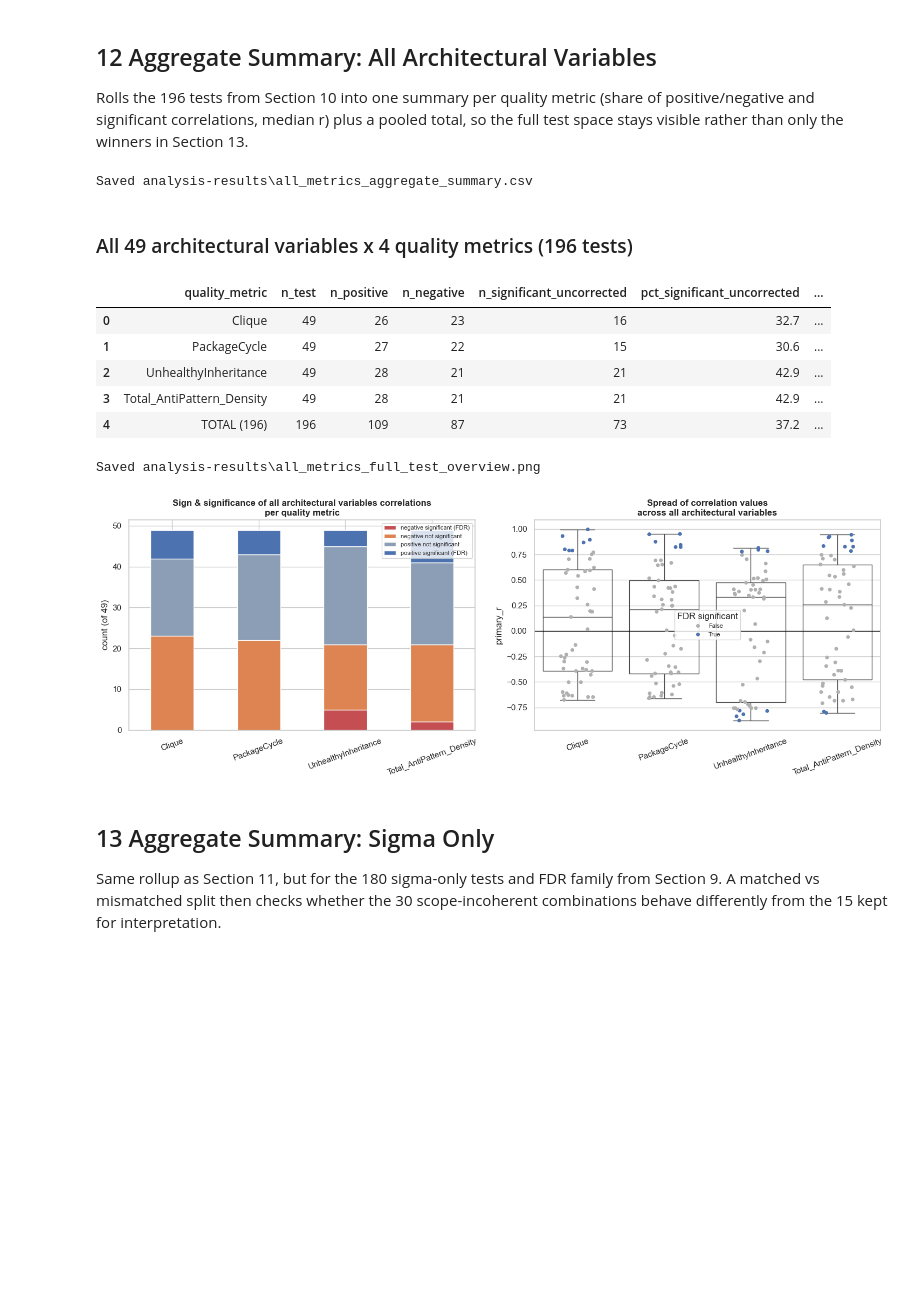
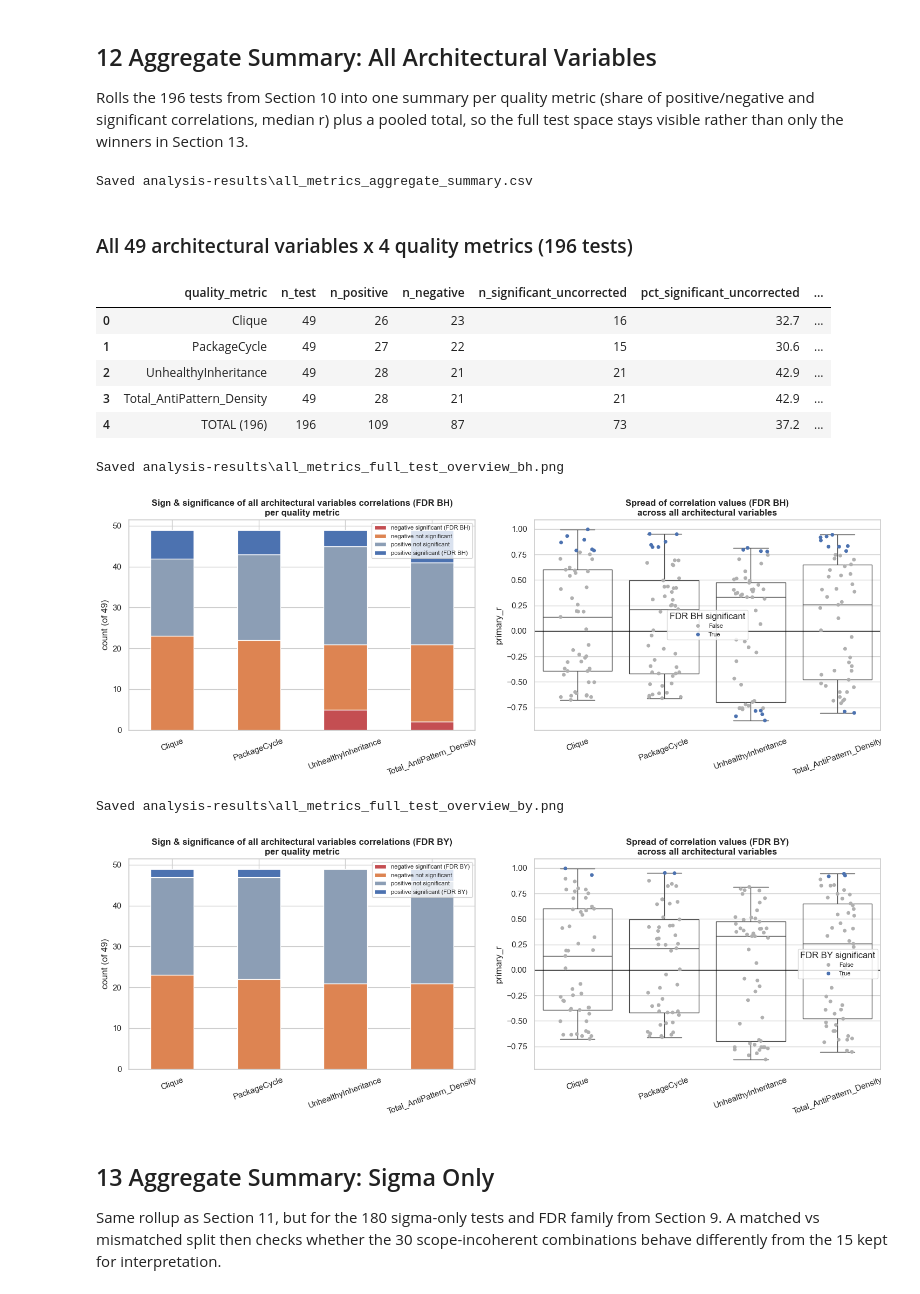
Before and after one commit to MauroZorzin/small-world-property, a Jupyter notebook: analyse.ipynb, the cells around one changed output. Saved outputs shown, nothing was run; the diff lists cells and outputs as text; code cells hidden in the pictures; blank space fills up the shorter version.

```diff
--- a/analyse.ipynb
+++ b/analyse.ipynb
@@ -217,7 +222,7 @@ def process_dv8(dfs):
         pivoted = temp.set_index('Type')[['%Files']].T
         pivoted.columns.name = None
         pivoted.index = [0]
-        pivoted['Total_AntiPattern_Density'] = temp['FileCount'].sum() / total_files
+        pivoted['Total_AntiPattern_Density'] = temp['FileCount'].sum() / total_files * 100
         pivoted.insert(0, 'project_name', name)
         records.append(pivoted)
     return pd.concat(records, ignore_index=True).fillna(0)
@@ -340,12 +345,6 @@ to be stable using the relative standard error of the mean against a 2 percent
 threshold. Re-run generate_random_sample.py for any project flagged below.
 # %%
 CONVERGENCE_THRESHOLD_PCT = 2.0
-
-
-def relative_sem_pct(mean, std, n):
-    if pd.isna(mean) or pd.isna(std) or pd.isna(n) or n < 2 or mean == 0:
-        return np.nan
-    return 100 * (std / np.sqrt(n)) / abs(mean)
 
 
 detail_rows = []
@@ -354,12 +353,12 @@ for name, df in fag_dfs.items():
     n = row.get('smallworld_num_random_samples', np.nan)
     for scope in C_SCOPES:
         for k in C_KEYS:
-            pct = relative_sem_pct(row.get(f'smallworld_C_rand_mean_{scope}_{k}'),
+            pct = ml.relative_sem_pct(row.get(f'smallworld_C_rand_mean_{scope}_{k}'),
                                     row.get(f'smallworld_C_rand_std_{scope}_{k}'), n)
             detail_rows.append({'project_name': name, 'num_random_samples': n,
                                  'metric': f'C_rand_{scope}_{k}', 'relative_sem_pct': pct})
     for l in L_KEYS:
-        pct = relative_sem_pct(row.get(f'smallworld_L_rand_mean_{l}'),
+        pct = ml.relative_sem_pct(row.get(f'smallworld_L_rand_mean_{l}'),
                                 row.get(f'smallworld_L_rand_std_{l}'), n)
         detail_rows.append({'project_name': name, 'num_random_samples': n,
                              'metric': f'L_rand_{l}', 'relative_sem_pct': pct})
@@ -665,27 +791,24 @@ for arch_col in ARCH_NUMERIC:
         })
 
 df_corr = pd.DataFrame(rows)
-# Benjamini-Hochberg controls the false discovery rate across all ~n(arch)x4 tests
-# at once using each pair's recommended normality-driven method as its p-value
-_, p_fdr, _, _ = multipletests(df_corr['primary_p'], method='fdr_bh')
-df_corr['p_value_fdr'] = p_fdr.round(6)
-df_corr['significant_uncorrected'] = df_corr['primary_p'] < 0.05
-df_corr['significant_fdr'] = df_corr['p_value_fdr'] < 0.05
+# BH and BY both computed over all tests of this family at once using each pair's
+# recommended normality driven method as its p-value (see the note above)
+df_corr = apply_fdr(df_corr)
 save_table(df_corr, 'correlation_results.csv')
 
 print(f"{len(df_corr)} pairs tested | {df_corr['significant_uncorrected'].sum()} significant at raw alpha=0.05 "
-      f"| {df_corr['significant_fdr'].sum()} significant after FDR correction")
+      f"| {df_corr['significant_fdr_bh'].sum()} significant after BH | {df_corr['significant_fdr_by'].sum()} significant after BY")
 
-sig_fdr = df_corr[df_corr['significant_fdr']].sort_values('primary_r')
+sig_fdr = df_corr[df_corr['significant_fdr_bh']].sort_values('primary_r')
 if len(sig_fdr):
-    display(Markdown(f'### Significant after FDR correction {len(sig_fdr)} pair(s)'))
-    display(sig_fdr[['arch_metric', 'quality_metric', 'recommended_method', 'primary_r', 'p_value_fdr', 'n']])
+    display(Markdown(f'### Significant after BH {len(sig_fdr)} pair(s), {int(sig_fdr["significant_fdr_by"].sum())} of them also after BY'))
+    display(sig_fdr[['arch_metric', 'quality_metric', 'recommended_method', 'primary_r', 'p_value_fdr_bh', 'p_value_fdr_by', 'significant_fdr_by', 'n']])
 else:
-    display(Markdown('### No pairs remain significant after FDR correction'))
+    display(Markdown('### No pairs remain significant after BH'))
 
-display(Markdown(f'### All {len(df_corr)} tests, sorted by FDR p-value'))
+display(Markdown(f'### All {len(df_corr)} tests, sorted by BH p-value'))
 display(df_corr.assign(label=df_corr['arch_metric'].map(pretty_label))
-        .sort_values(['p_value_fdr', 'primary_p'])
-        [['label', 'quality_metric', 'recommended_method', 'primary_r', 'primary_p', 'p_value_fdr', 'significant_fdr']])
+        .sort_values(['p_value_fdr_bh', 'primary_p'])
+        [['label', 'quality_metric', 'recommended_method', 'primary_r', 'primary_p', 'p_value_fdr_bh', 'significant_fdr_bh', 'p_value_fdr_by', 'significant_fdr_by']])
 # %% [output]
 Saved analysis-results\correlation_results.csv
@@ -853,21 +970,24 @@ the full test space stays visible rather than only the winners in Section 13.
 # %%
 df_all_aggregate = aggregate_block(df_corr, 'TOTAL (196)')
 save_table(df_all_aggregate, 'all_metrics_aggregate_summary.csv')
 display(Markdown(f'### All {len(ARCH_NUMERIC)} architectural variables x 4 quality metrics ({len(df_corr)} tests)'))
 display(df_all_aggregate)
 
-plot_full_test_overview(df_corr, len(ARCH_NUMERIC), 'architectural variables', 'all_metrics_full_test_overview.png')
+plot_full_test_overview(df_corr, len(ARCH_NUMERIC), 'architectural variables', 'all_metrics_full_test_overview.png', method='bh')
+plot_full_test_overview(df_corr, len(ARCH_NUMERIC), 'architectural variables', 'all_metrics_full_test_overview.png', method='by')
 # %% [output]
 Saved analysis-results\all_metrics_aggregate_summary.csv
 ### All 49 architectural variables x 4 quality metrics (196 tests)
 |  | quality_metric | n_test | n_positive | n_negative | n_significant_uncorrected | pct_significant_uncorrected | ... |
 | 0 | Clique | 49 | 26 | 23 | 16 | 32.7 | ... |
 | 1 | PackageCycle | 49 | 27 | 22 | 15 | 30.6 | ... |
 | 2 | UnhealthyInheritance | 49 | 28 | 21 | 21 | 42.9 | ... |
 | 3 | Total_AntiPattern_Density | 49 | 28 | 21 | 21 | 42.9 | ... |
 | 4 | TOTAL (196) | 196 | 109 | 87 | 73 | 37.2 | ... |
-Saved analysis-results\all_metrics_full_test_overview.png
+Saved analysis-results\all_metrics_full_test_overview_bh.png
-[figure, old version]
+[figure, new version]
+Saved analysis-results\all_metrics_full_test_overview_by.png
+[figure, added]
 # %% [markdown]
 ## 13 Aggregate Summary: Sigma Only
 
```
Also changed, not shown: parts of 26 cells of this notebook, 13 other files.
